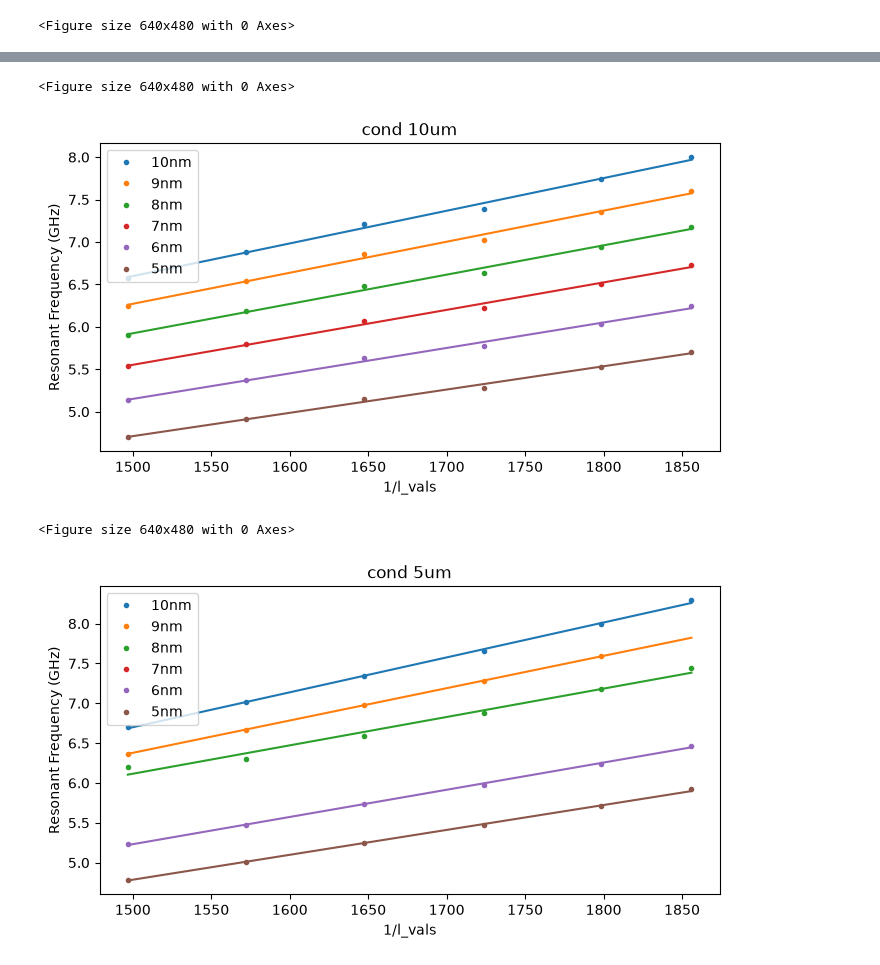
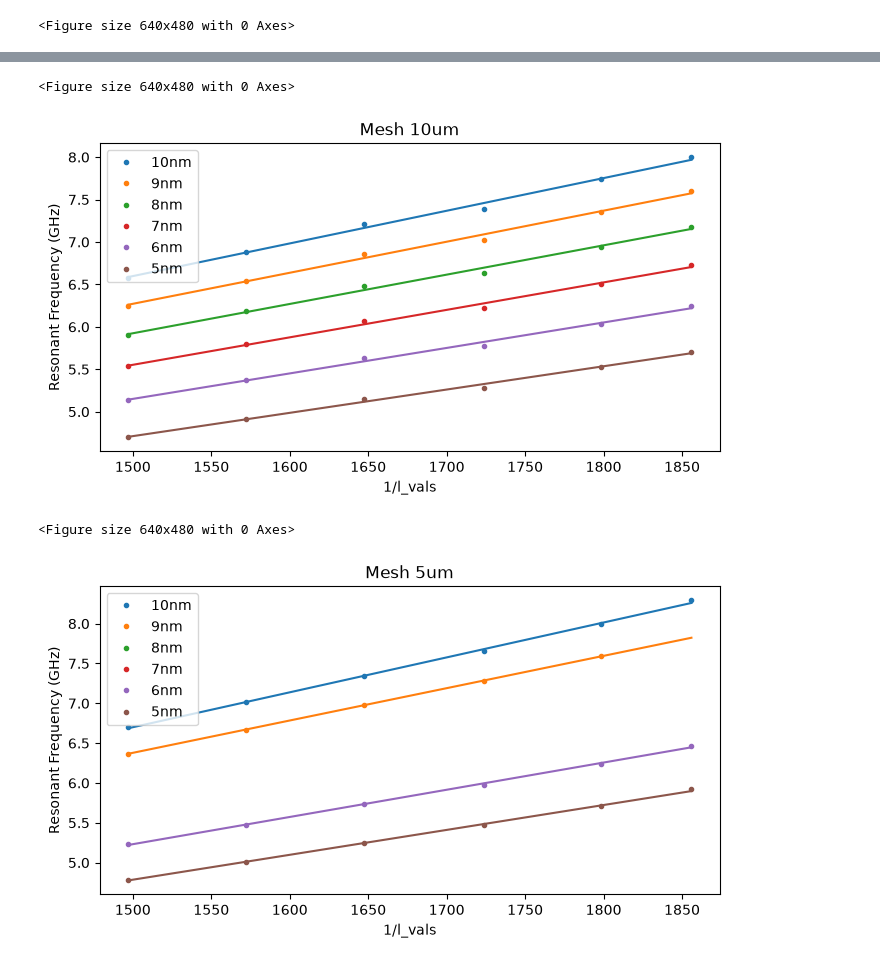
Before and after one commit to benji-thomas/Resonator-Frequency-Simulation, a Jupyter notebook: Simulation_thickness.ipynb, the cells around one changed output, grey strips where cells are left out. Cells and saved outputs as stored; diff of their text form; code cells hidden in the pictures.

```diff
--- a/Simulation_thickness.ipynb
+++ b/Simulation_thickness.ipynb
@@ -70,7 +70,8 @@ sim_EPA2_5nm =  np.array([5.52492,4.91686,5.27859,4.69653,5.15272,5.70906])
 #EPA 3
 sim_EPA3_10nm = np.array([7.99140,7.01413,7.65517,6.70104,7.34165,8.29062])
 sim_EPA3_9nm =  np.array([7.59627,6.66714,7.27634,6.36965,6.97848,np.nan])
-sim_EPA3_8nm =  np.array([7.17602,6.29819,6.87382,6.20629,6.59286,7.44680])
+#sim_EPA3_8nm =  np.array([7.17602,6.29819,6.87382,6.20629,6.59286,7.44680])
+sim_EPA3_8nm =  np.array([np.nan,np.nan,np.nan,np.nan,np.nan,np.nan])
 sim_EPA3_7nm =  np.array([np.nan,np.nan,np.nan,np.nan,np.nan,np.nan])
 sim_EPA3_6nm =  np.array([6.23986,5.47622,5.97672,5.23231,5.73245,6.47045])
 sim_EPA3_5nm =  np.array([5.70780,5.00936,5.46707,4.78652,5.24460,5.91927])
@@ -78,39 +79,39 @@ sim_EPA3_5nm =  np.array([5.70780,5.00936,5.46707,4.78652,5.24460,5.91927])
 epa_groups = {
     "Automatic": {"10nm": sim_EPA1_10nm, "9nm": sim_EPA1_9nm, "8nm": sim_EPA1_8nm,
               "7nm": sim_EPA1_7nm, "6nm": sim_EPA1_6nm, "5nm": sim_EPA1_5nm},
-    "cond 10um": {"10nm": sim_EPA2_10nm, "9nm": sim_EPA2_9nm, "8nm": sim_EPA2_8nm,
+    "Mesh 10um": {"10nm": sim_EPA2_10nm, "9nm": sim_EPA2_9nm, "8nm": sim_EPA2_8nm,
               "7nm": sim_EPA2_7nm, "6nm": sim_EPA2_6nm, "5nm": sim_EPA2_5nm},
-    "cond 5um": {"10nm": sim_EPA3_10nm, "9nm": sim_EPA3_9nm, "8nm": sim_EPA3_8nm,
+    "Mesh 5um": {"10nm": sim_EPA3_10nm, "9nm": sim_EPA3_9nm, "8nm": sim_EPA3_8nm,
               "7nm": sim_EPA3_7nm, "6nm": sim_EPA3_6nm, "5nm": sim_EPA3_5nm},
 }
 
 x = 1 / l_vals
 
 for epa_name, arrs in epa_groups.items():
     plt.figure()
     plt.figure(figsize=(8, 4))
     for label, arr in arrs.items():
         mask = ~np.isnan(arr)
         pts = plt.plot(x, arr, '.', label=label)
         color = pts[0].get_color()
 
         if mask.sum() >= 2:  # need at least 2 points to fit a line
             m, b = np.polyfit(x[mask], arr[mask], 1)
             x_fit = np.linspace(x.min(), x.max(), 100)
             plt.plot(x_fit, m*x_fit + b, '-', color=color)
 
     plt.xlabel("1/l_vals")
     plt.ylabel("Resonant Frequency (GHz)")
     plt.title(epa_name)
     plt.legend()
     plt.show()
 # %% [output]
 <Figure size 640x480 with 0 Axes>
 [figure]
 <Figure size 640x480 with 0 Axes>
 [figure]
 <Figure size 640x480 with 0 Axes>
-[figure, old version]
+[figure, new version]
 # %%
 thickness_labels = ["10nm","9nm","8nm","7nm","6nm","5nm"]
 
```
Also changed, not shown: parts of 6 cells of this notebook, 4 other files.
